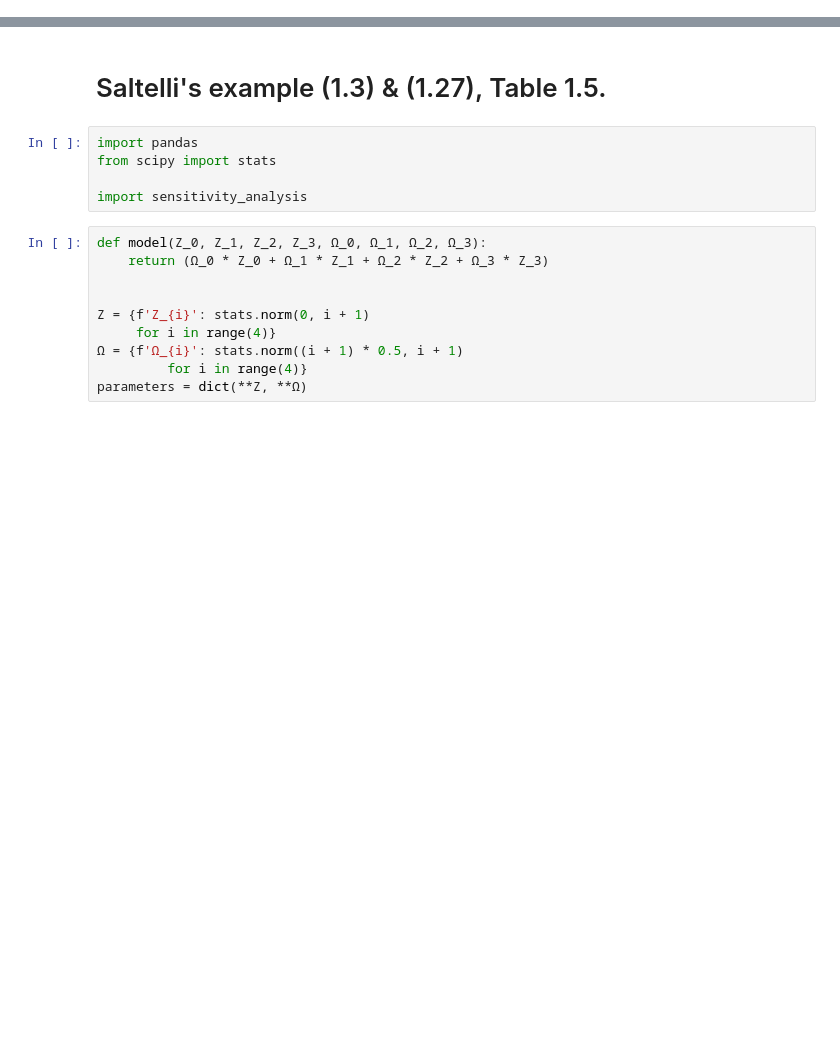
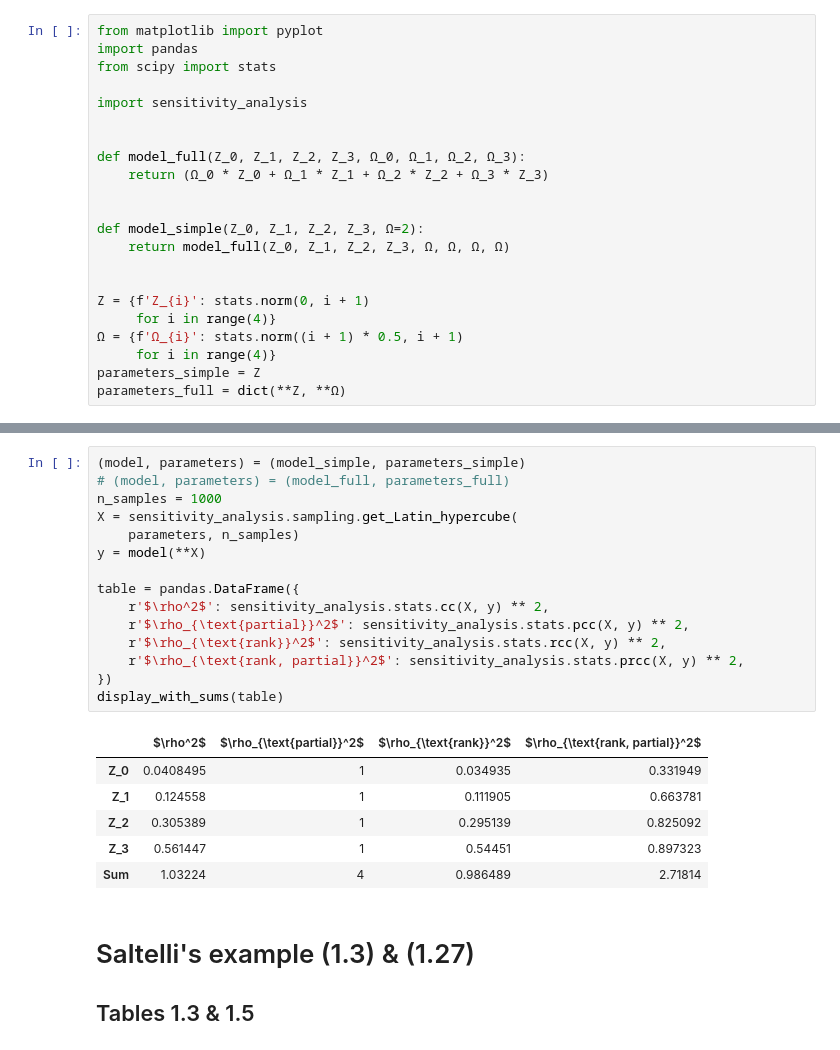
Before and after one commit to janmedlock/sensitivity_analysis, a Jupyter notebook: trivial_example.ipynb, the cells around one changed output, grey strips where cells are left out. Cells and saved outputs as stored; diff of their text form; blank space fills up the shorter version.

```diff
--- a/trivial_example.ipynb
+++ b/trivial_example.ipynb
@@ -0,0 +3,22 @@
+# %%
+from matplotlib import pyplot
+import pandas
+from scipy import stats
+
+import sensitivity_analysis
+
+
+def model_full(Z_0, Z_1, Z_2, Z_3, Ω_0, Ω_1, Ω_2, Ω_3):
+    return (Ω_0 * Z_0 + Ω_1 * Z_1 + Ω_2 * Z_2 + Ω_3 * Z_3)
+
+
+def model_simple(Z_0, Z_1, Z_2, Z_3, Ω=2):
+    return model_full(Z_0, Z_1, Z_2, Z_3, Ω, Ω, Ω, Ω)
+
+
+Z = {f'Z_{i}': stats.norm(0, i + 1)
+     for i in range(4)}
+Ω = {f'Ω_{i}': stats.norm((i + 1) * 0.5, i + 1)
+     for i in range(4)}
+parameters_simple = Z
+parameters_full = dict(**Z, **Ω)
@@ -1,17 +94,26 @@
+# %%
+(model, parameters) = (model_simple, parameters_simple)
+# (model, parameters) = (model_full, parameters_full)
+n_samples = 1000
+X = sensitivity_analysis.sampling.get_Latin_hypercube(
+    parameters, n_samples)
+y = model(**X)
+
+table = pandas.DataFrame({
+    r'$\rho^2$': sensitivity_analysis.stats.cc(X, y) ** 2,
+    r'$\rho_{\text{partial}}^2$': sensitivity_analysis.stats.pcc(X, y) ** 2,
+    r'$\rho_{\text{rank}}^2$': sensitivity_analysis.stats.rcc(X, y) ** 2,
+    r'$\rho_{\text{rank, partial}}^2$': sensitivity_analysis.stats.prcc(X, y) ** 2,
+})
+display_with_sums(table)
+# %% [output]
+|  | $\rho^2$ | $\rho_{\text{partial}}^2$ | $\rho_{\text{rank}}^2$ | $\rho_{\text{rank, partial}}^2$ |
+| Z_0 | 0.0408495 | 1 | 0.034935 | 0.331949 |
+| Z_1 | 0.124558 | 1 | 0.111905 | 0.663781 |
+| Z_2 | 0.305389 | 1 | 0.295139 | 0.825092 |
+| Z_3 | 0.561447 | 1 | 0.54451 | 0.897323 |
+| Sum | 1.03224 | 4 | 0.986489 | 2.71814 |
 # %% [markdown]
-# Saltelli's example (1.3) & (1.27), Table 1.5.
+# Saltelli's example (1.3) & (1.27)
+
+## Tables 1.3 & 1.5
-# %%
-import pandas
-from scipy import stats
-
-import sensitivity_analysis
-# %%
-def model(Z_0, Z_1, Z_2, Z_3, Ω_0, Ω_1, Ω_2, Ω_3):
-    return (Ω_0 * Z_0 + Ω_1 * Z_1 + Ω_2 * Z_2 + Ω_3 * Z_3)
-
-
-Z = {f'Z_{i}': stats.norm(0, i + 1)
-     for i in range(4)}
-Ω = {f'Ω_{i}': stats.norm((i + 1) * 0.5, i + 1)
-         for i in range(4)}
-parameters = dict(**Z, **Ω)
```
Also changed, not shown: parts of 7 cells of this notebook.
